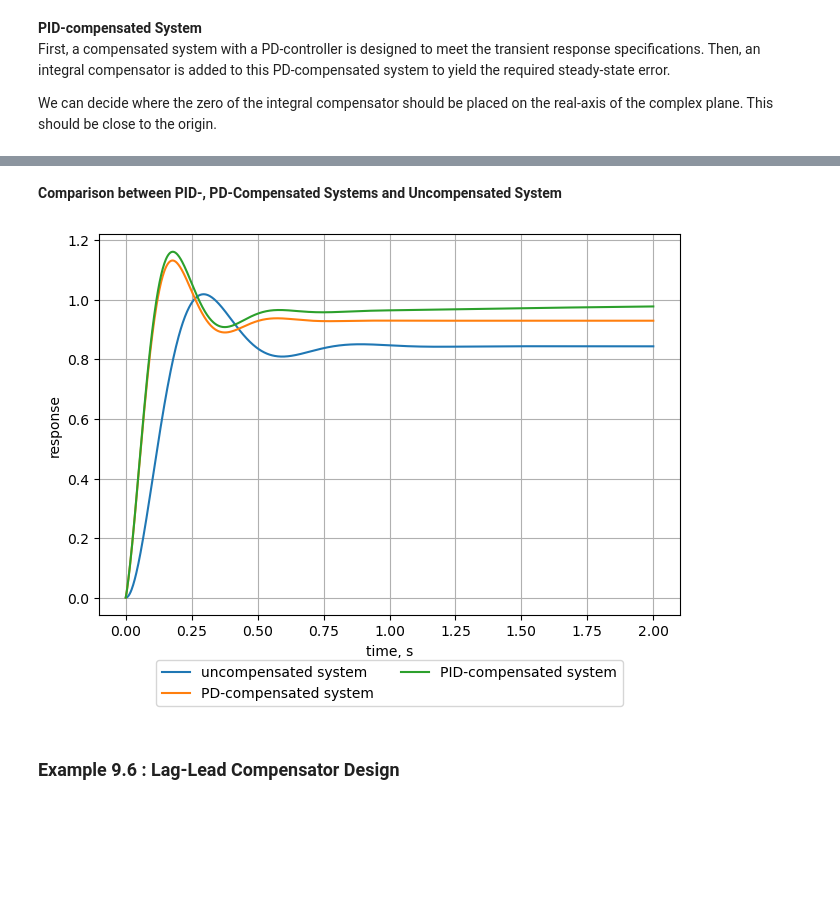
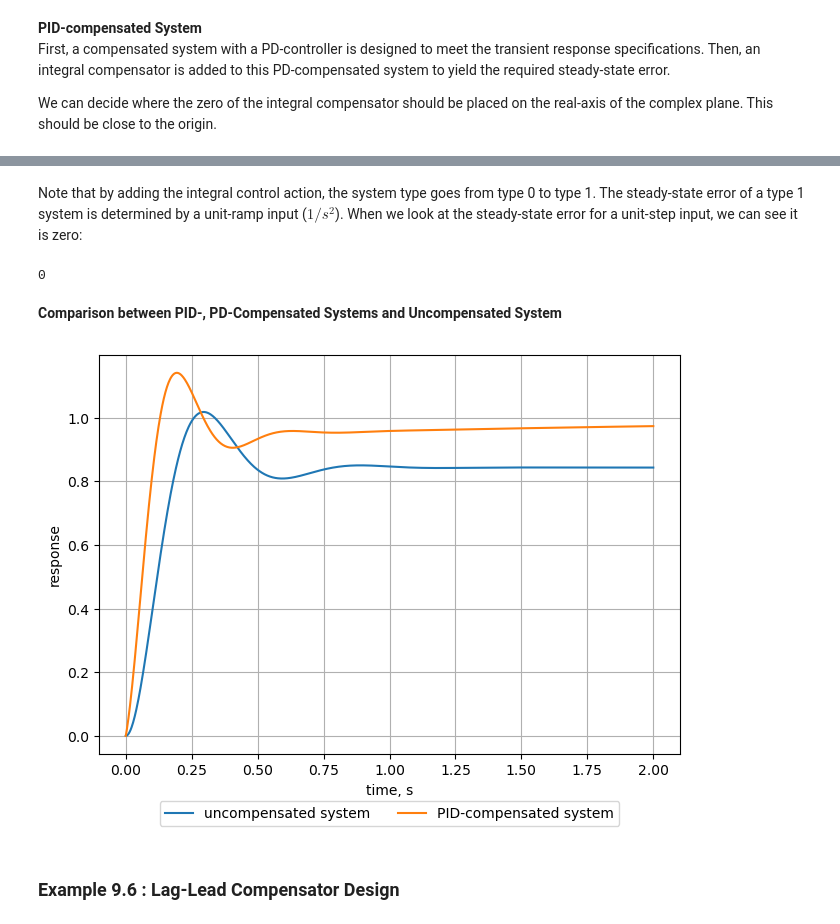
Before and after one commit to TomLXXVI/python-control, a Jupyter notebook: docs/examples/chapter-09.ipynb, the cells around one changed output, grey strips where cells are left out. Saved outputs shown, nothing was run; the diff lists cells and outputs as text; code cells hidden in the pictures; blank space fills up the shorter version.

Commit message:
Update 3, root locus design

```diff
--- a/docs/examples/chapter-09.ipynb
+++ b/docs/examples/chapter-09.ipynb
@@ -379,39 +361,19 @@ First, a compensated system with a PD-controller is designed to meet the transie
 
 We can decide where the zero of the integral compensator should be placed on the real-axis of the complex plane. This should be close to the origin.
 # %%
-sysdata_pid, sysdata_pd = design_PID_feedback_system(
+design_pid = design_PID_feedback(
     settling_time=None,
-    peak_time=sysdata_uc.peak_time * 2 / 3,
+    peak_time=design_uc.characteristics.peak_time * 2 / 3,
     damping_ratio=zeta,
-    G_plant=sysdata_uc.plant,
+    G_plant=G_p,
     integrator_zero=-0.5,
-    names=('PID-compensated system', 'PD-compensated system')
+    name='PID-compensated system'
 )
-
+print(design_pid.forward_gain)
 print(
-    "PD-compensated system",
-    "---------------------",
-    f"required forward gain = {sysdata_pd.forward_gain}",
-    f"peak time = {sysdata_pd.peak_time}",
-    f"settling time = {sysdata_pd.settling_time}",
-    f"steady-state error = {sysdata_pd.steady_state_error('step')}",
-    f"proportional gain = {sysdata_pd.controller_gains.K_p}",
-    f"derivative gain = {sysdata_pd.controller_gains.K_d}",
-    f"second-order approximation valid = {is_second_order_approx(sysdata_pd.feedback_system)}",
-    sep='\n'
+    design_pid.controller_gains.K_p,
+    design_pid.controller_gains.K_i,
+    design_pid.controller_gains.K_d
 )
-print()
-print(
-    "PID-compensated system",
-    "----------------------",
-    f"required forward gain = {sysdata_pid.forward_gain}",
-    f"peak time = {sysdata_pid.peak_time}",
-    f"settling time = {sysdata_pid.settling_time}",
-    f"steady-state error = {sysdata_pid.steady_state_error('step')}",
-    f"proportional gain = {sysdata_pid.controller_gains.K_p}",
-    f"integral gain = {sysdata_pid.controller_gains.K_i}",
-    f"derivative gain = {sysdata_pid.controller_gains.K_d}",
-    f"second-order approximation valid = {is_second_order_approx(sysdata_pid.feedback_system)}",
-    sep='\n'
-)
+print(design_pid.characteristics)
 # %% [output]
@@ -438,14 +391,19 @@ second-order approximation valid = True
+# %% [markdown]
+Note that by adding the integral control action, the system type goes from type 0 to type 1. The steady-state error of a type 1 system is determined by a unit-ramp input ($1/s^2$). When we look at the steady-state error for a unit-step input, we can see it is zero:
+# %%
+print(design_pid.feedback_system.steady_state_error(1 / s).e_oo)
+# %% [output]
+0
 # %% [markdown]
 **Comparison between PID-, PD-Compensated Systems and Uncompensated System**
 # %%
 plot_step_responses(
-    sysdata_uc.feedback_system,
-    sysdata_pd.feedback_system,
-    sysdata_pid.feedback_system,
+    design_uc.feedback_system,
+    design_pid.feedback_system,
     upper_limit=2.0
 )
 # %% [output]
-[figure, old version]
+[figure, new version]
 # %% [markdown]
 ### Example 9.6 : Lag-Lead Compensator Design
 # %% [markdown]
```
Also changed, not shown: parts of 36 cells of this notebook, 9 other files.
